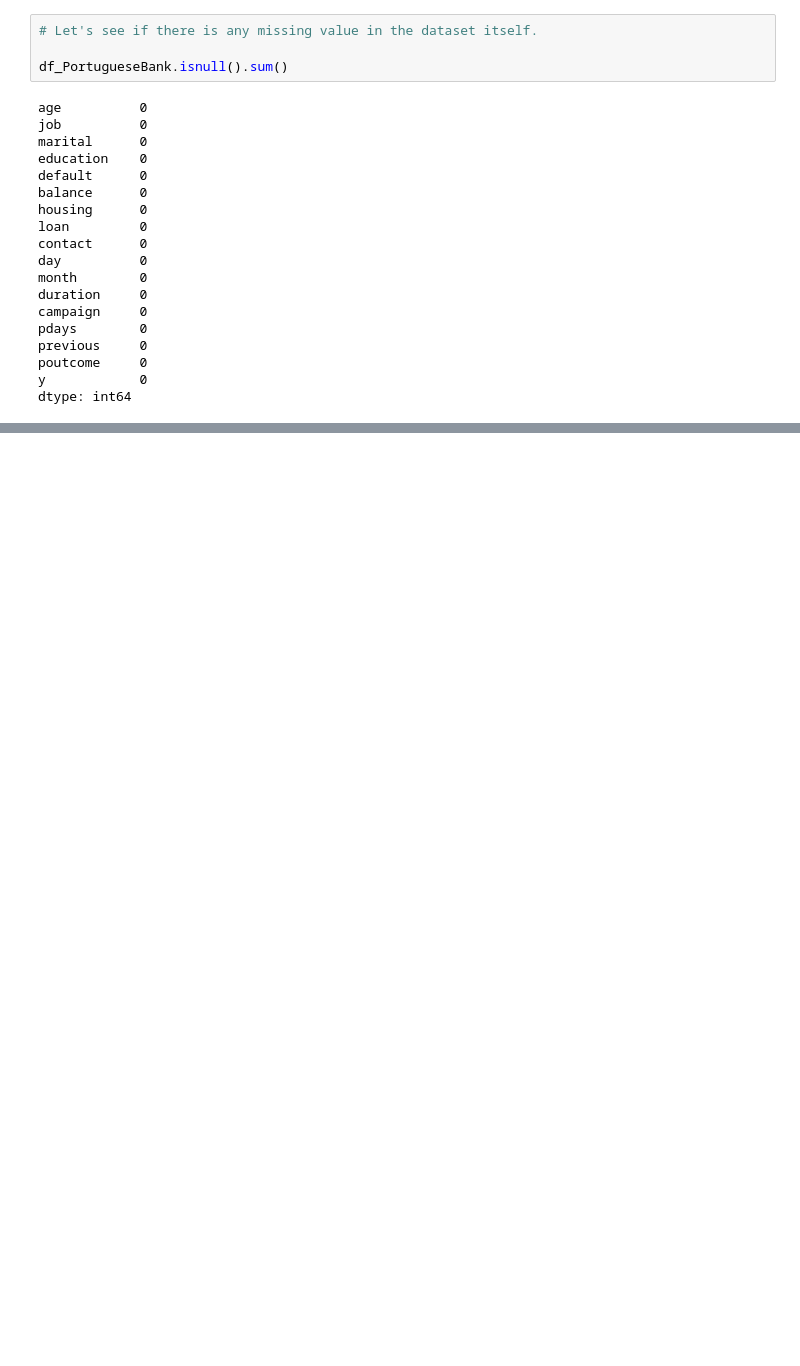
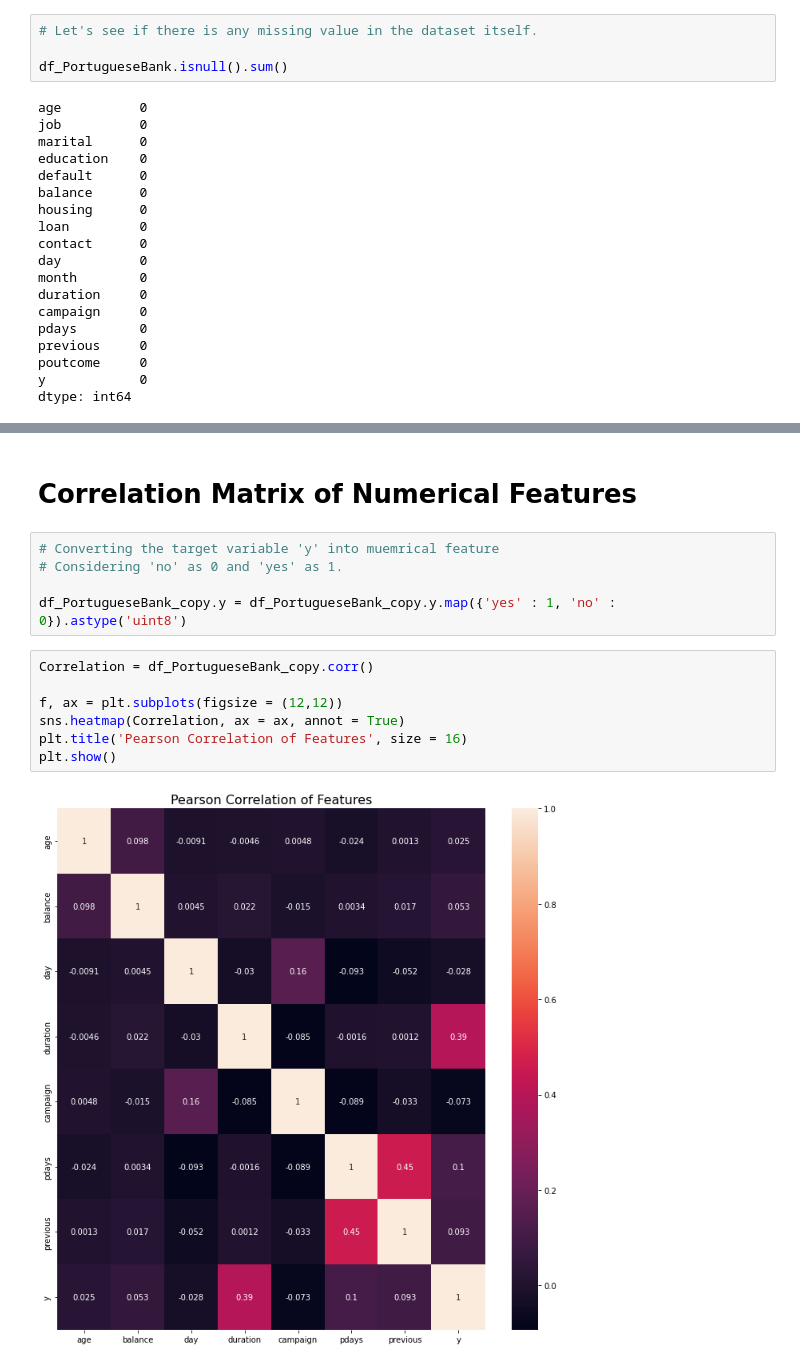
Before and after one commit to saptaksubhra/Classification-ML-Bank-Marketing-Effectiveness-Prediction, a Jupyter notebook: Bank_Marketing_Effectiveness_Prediction_Final_Notebook_Capstone_Project.ipynb, the cells around one changed output, grey strips where cells are left out. Cells and saved outputs as stored; diff of their text form; blank space fills up the shorter version.

```diff
--- a/Bank_Marketing_Effectiveness_Prediction_Final_Notebook_Capstone_Project.ipynb
+++ b/Bank_Marketing_Effectiveness_Prediction_Final_Notebook_Capstone_Project.ipynb
@@ -146,0 +191,16 @@ dtype: int64
+# %% [markdown]
+# Correlation Matrix of Numerical Features
+# %%
+# Converting the target variable 'y' into muemrical feature
+# Considering 'no' as 0 and 'yes' as 1.
+
+df_PortugueseBank_copy.y = df_PortugueseBank_copy.y.map({'yes' : 1, 'no' : 0}).astype('uint8')
+# %%
+Correlation = df_PortugueseBank_copy.corr()
+
+f, ax = plt.subplots(figsize = (12,12))
+sns.heatmap(Correlation, ax = ax, annot = True)
+plt.title('Pearson Correlation of Features', size = 16)
+plt.show()
+# %% [output]
+[figure, added]
```
Also changed, not shown: parts of 26 cells of this notebook.
